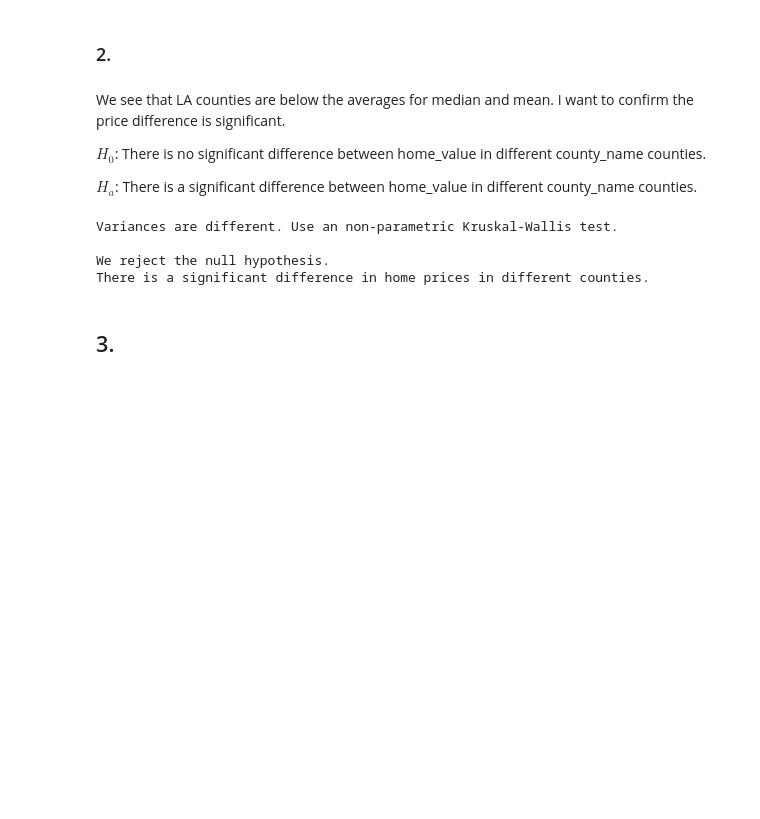
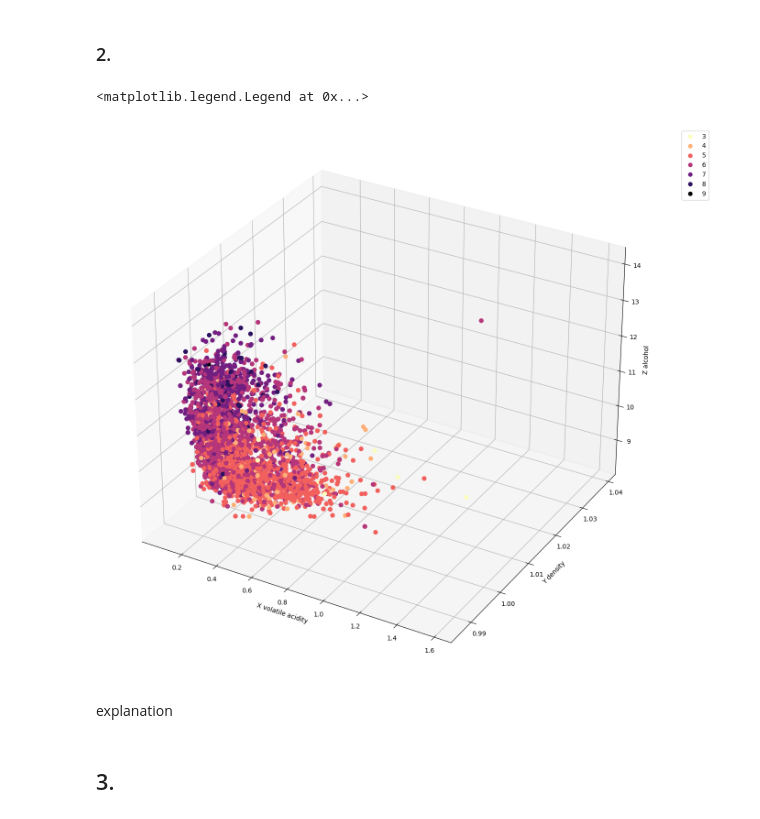
Before and after one commit to Cod-Up-Our-Data/wine_clustering_project, a Jupyter notebook: wine_project.ipynb, the cells around one changed output. Drawn from its saved outputs; the diff is of its cells as text; code cells hidden in the pictures; blank space fills up the shorter version.

```diff
--- a/wine_project.ipynb
+++ b/wine_project.ipynb
@@ -102,20 +121,21 @@ explanation
 ### 2.
 # %%
 # graph
+fig = plt.figure(figsize=(12,12))
+ax = Axes3D(fig, auto_add_to_figure=False)
+fig.add_axes(ax)
+cmap = ListedColormap(sns.color_palette("magma_r",256).as_hex())
+sc = ax.scatter(train['volatile acidity'], train['density'], train['alcohol'],
+                s=40, c=train.quality, marker='o', cmap=cmap, alpha=1)
+ax.set_xlabel('X volatile acidity')
+ax.set_ylabel('Y density')
+ax.set_zlabel('Z alcohol')
+plt.legend(*sc.legend_elements(), bbox_to_anchor=(1.05, 1), loc=2)
+# %% [output]
+<matplotlib.legend.Legend at 0x...>
+[figure, added]
-# %% [markdown]
-We see that LA counties are below the averages for median and mean. I want to confirm the price difference is significant.
-
-$H_0$: There is no significant difference between home_value in different county_name counties.
-
-$H_a$: There is a significant difference between home_value in different county_name counties.
-# %%
-# running stat test
-ex.counties_test(train)
-# %% [output]
-Variances are different. Use an non-parametric Kruskal-Wallis test.
-
-We reject the null hypothesis.
-There is a significant difference in home prices in different counties.
+# %% [markdown]
+explanation
 # %% [markdown]
 ## 3.
 # %%
```
Also changed, not shown: parts of 16 cells of this notebook, 3 other files.
